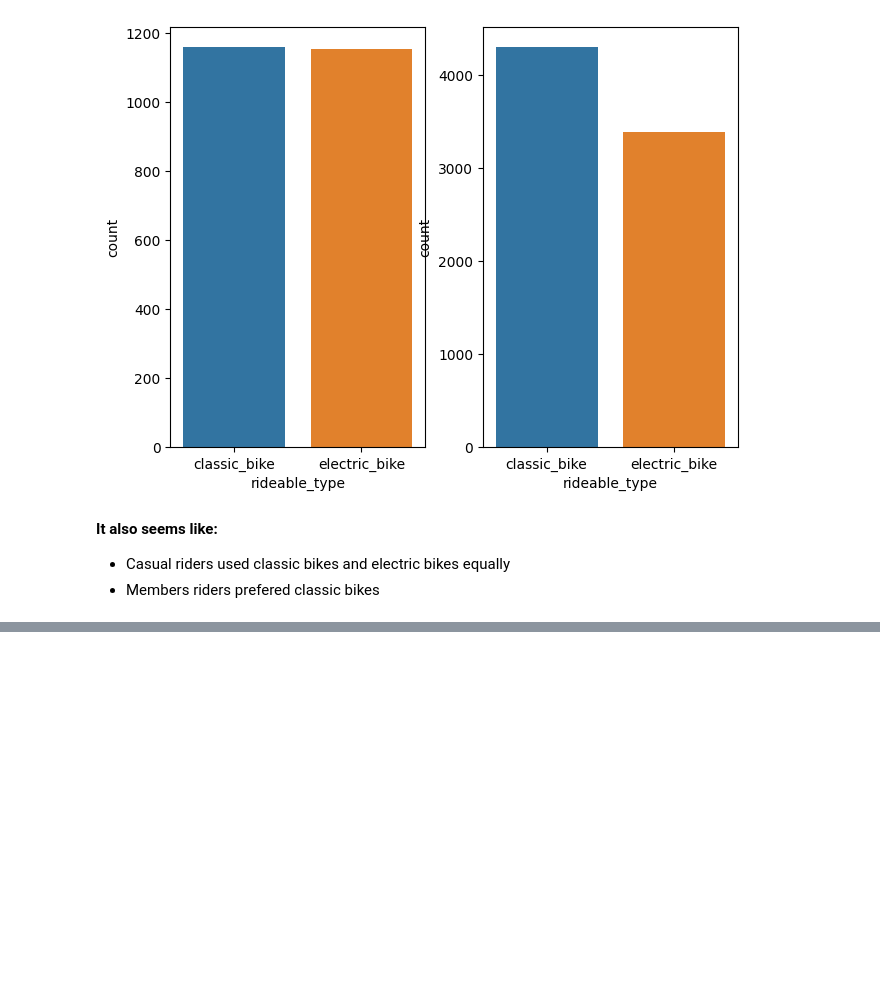
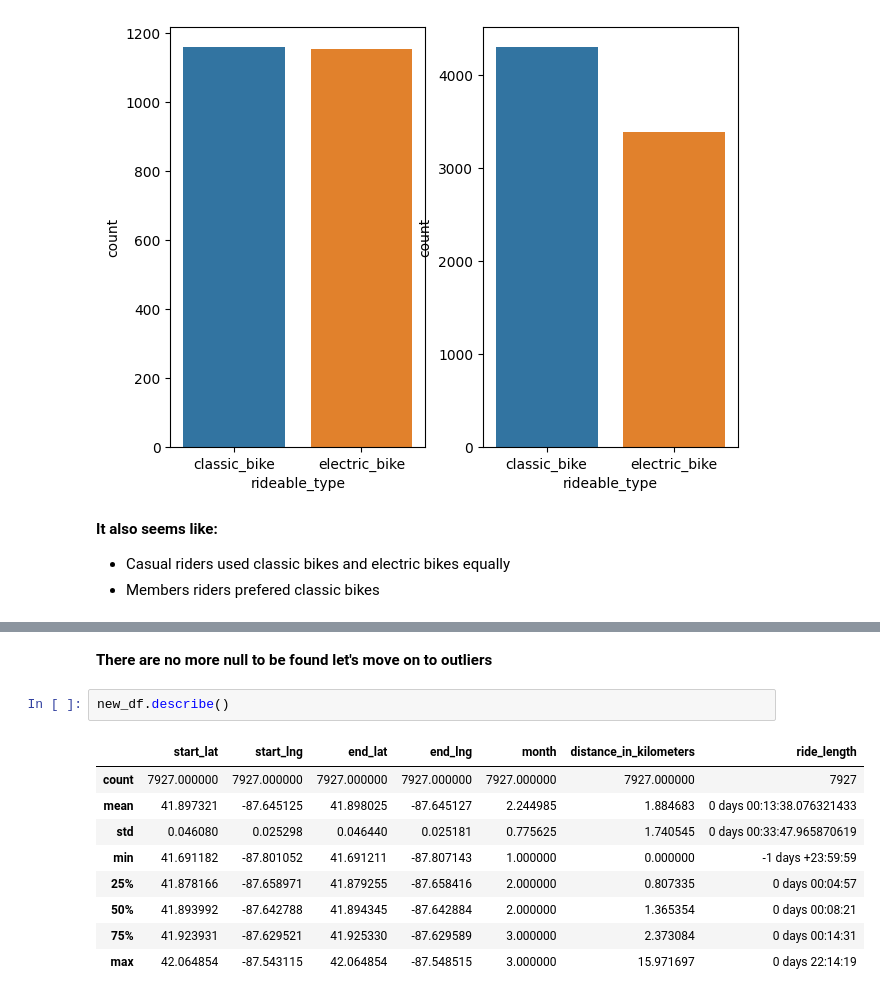
Before and after one commit to ndminh2003/Divvy_Bike_Case_Study_Analysis, a Jupyter notebook: divvy-casestudy.ipynb, the cells around one changed output, grey strips where cells are left out. Cells and saved outputs as stored; diff of their text form; blank space fills up the shorter version.

```diff
--- a/divvy-casestudy.ipynb
+++ b/divvy-casestudy.ipynb
@@ -259,0 +357,14 @@ df_n = encoder.fit_transform(df[['start_lat','end_lat','start_lng','end_lng','me
+# %% [markdown]
+**There are no more null to be found let's move on to outliers**
+# %%
+new_df.describe()
+# %% [output]
+|  | start_lat | start_lng | end_lat | end_lng | month | distance_in_kilometers | ride_length |
+| count | 7927.000000 | 7927.000000 | 7927.000000 | 7927.000000 | 7927.000000 | 7927.000000 | 7927 |
+| mean | 41.897321 | -87.645125 | 41.898025 | -87.645127 | 2.244985 | 1.884683 | 0 days 00:13:38.076321433 |
+| std | 0.046080 | 0.025298 | 0.046440 | 0.025181 | 0.775625 | 1.740545 | 0 days 00:33:47.965870619 |
+| min | 41.691182 | -87.801052 | 41.691211 | -87.807143 | 1.000000 | 0.000000 | -1 days +23:59:59 |
+| 25% | 41.878166 | -87.658971 | 41.879255 | -87.658416 | 2.000000 | 0.807335 | 0 days 00:04:57 |
+| 50% | 41.893992 | -87.642788 | 41.894345 | -87.642884 | 2.000000 | 1.365354 | 0 days 00:08:21 |
+| 75% | 41.923931 | -87.629521 | 41.925330 | -87.629589 | 3.000000 | 2.373084 | 0 days 00:14:31 |
+| max | 42.064854 | -87.543115 | 42.064854 | -87.548515 | 3.000000 | 15.971697 | 0 days 22:14:19 |
```
Also changed, not shown: parts of 34 cells of this notebook.
